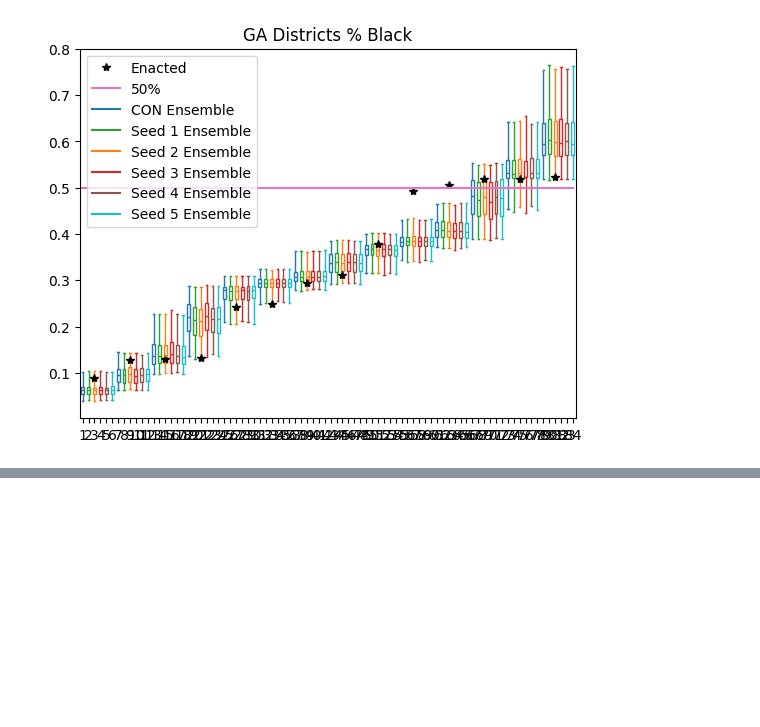
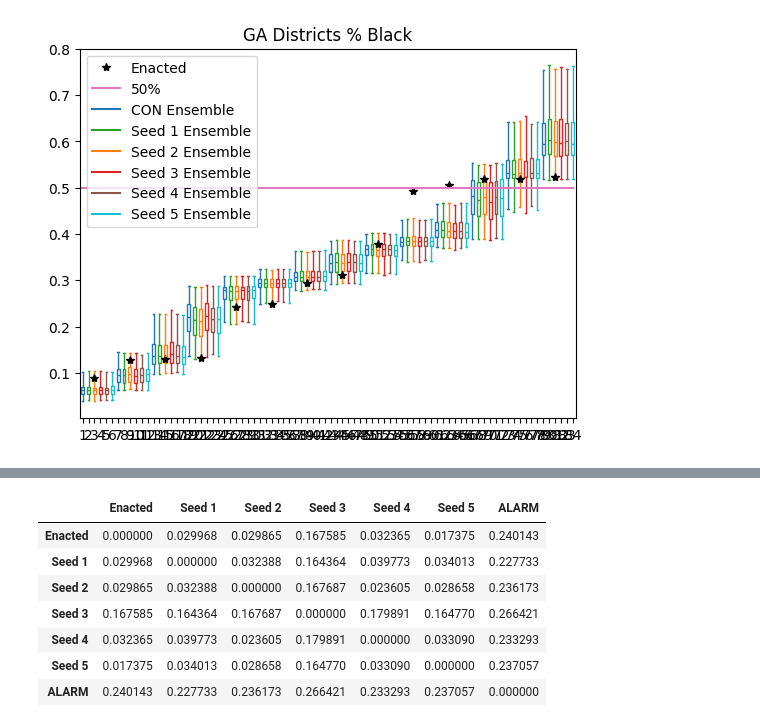
Before and after one commit to angela-moon/vra-analysis-south, a Jupyter notebook: GA/GA_Process_Ensemble_Outputs.ipynb, the cells around one changed output, grey strips where cells are left out. Cells and saved outputs as stored; diff of their text form; code cells hidden in the pictures; blank space fills up the shorter version.

```diff
--- a/GA/GA_Process_Ensemble_Outputs.ipynb
+++ b/GA/GA_Process_Ensemble_Outputs.ipynb
@@ -563,0 +798,2 @@ plt.show()
+# %%
+ks_tests = []
@@ -563,0 +810,21 @@ plt.show()
+# %%
+pbs = [df['PB'].dropna().to_numpy(),
+       df1['PB'].dropna().to_numpy(),
+       df2['PB'].dropna().to_numpy(),
+       df3['PB'].dropna().to_numpy(),
+       df4['PB'].dropna().to_numpy(),
+       df5['PB'].dropna().to_numpy(),
+       df_alarm['pbs'].dropna().to_numpy()]
+
+
+ks_tests.append(ks_df(pbs))
+# %%
+pps = [df['PP'].dropna().to_numpy(),
+       df1['PP'].dropna().to_numpy(),
+       df2['PP'].dropna().to_numpy(),
+       df3['PP'].dropna().to_numpy(),
+       df4['PP'].dropna().to_numpy(),
+       df5['PP'].dropna().to_numpy(),
+       df_alarm['pps'].dropna().to_numpy()]
+
+ks_tests.append(ks_df(pps))
@@ -563,0 +852,16 @@ plt.show()
+# %%
+ks_avg = pd.concat(ks_tests).groupby(level=0).mean()
+ks_avg.index = ["Enacted","Seed 1","Seed 2","Seed 3","Seed 4","Seed 5","ALARM"]
+ks_avg.columns = ["Enacted","Seed 1","Seed 2","Seed 3","Seed 4","Seed 5","ALARM"]
+
+ks_avg
+# Univariate KS averages
+# %% [output]
+|  | Enacted | Seed 1 | Seed 2 | Seed 3 | Seed 4 | Seed 5 | ALARM |
+| Enacted | 0.000000 | 0.029968 | 0.029865 | 0.167585 | 0.032365 | 0.017375 | 0.240143 |
+| Seed 1 | 0.029968 | 0.000000 | 0.032388 | 0.164364 | 0.039773 | 0.034013 | 0.227733 |
+| Seed 2 | 0.029865 | 0.032388 | 0.000000 | 0.167687 | 0.023605 | 0.028658 | 0.236173 |
+| Seed 3 | 0.167585 | 0.164364 | 0.167687 | 0.000000 | 0.179891 | 0.164770 | 0.266421 |
+| Seed 4 | 0.032365 | 0.039773 | 0.023605 | 0.179891 | 0.000000 | 0.033090 | 0.233293 |
+| Seed 5 | 0.017375 | 0.034013 | 0.028658 | 0.164770 | 0.033090 | 0.000000 | 0.237057 |
+| ALARM | 0.240143 | 0.227733 | 0.236173 | 0.266421 | 0.233293 | 0.237057 | 0.000000 |
```
Also changed, not shown: parts of 27 cells of this notebook, 5 other files.
